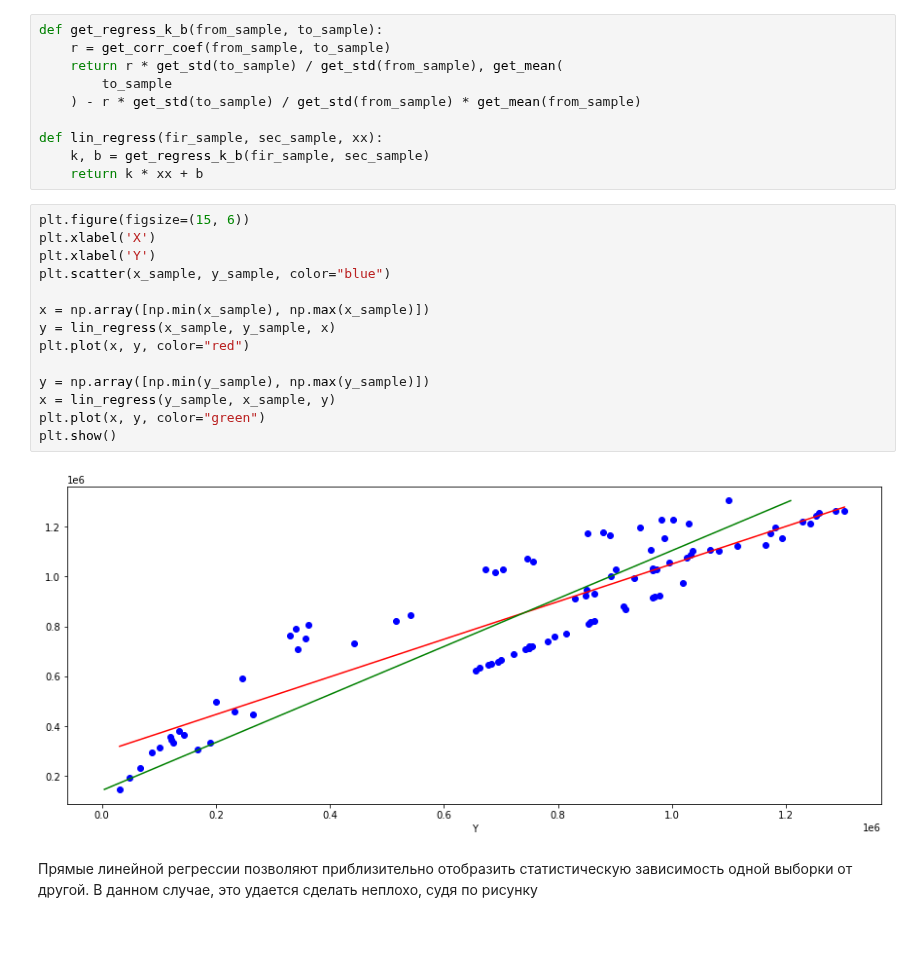
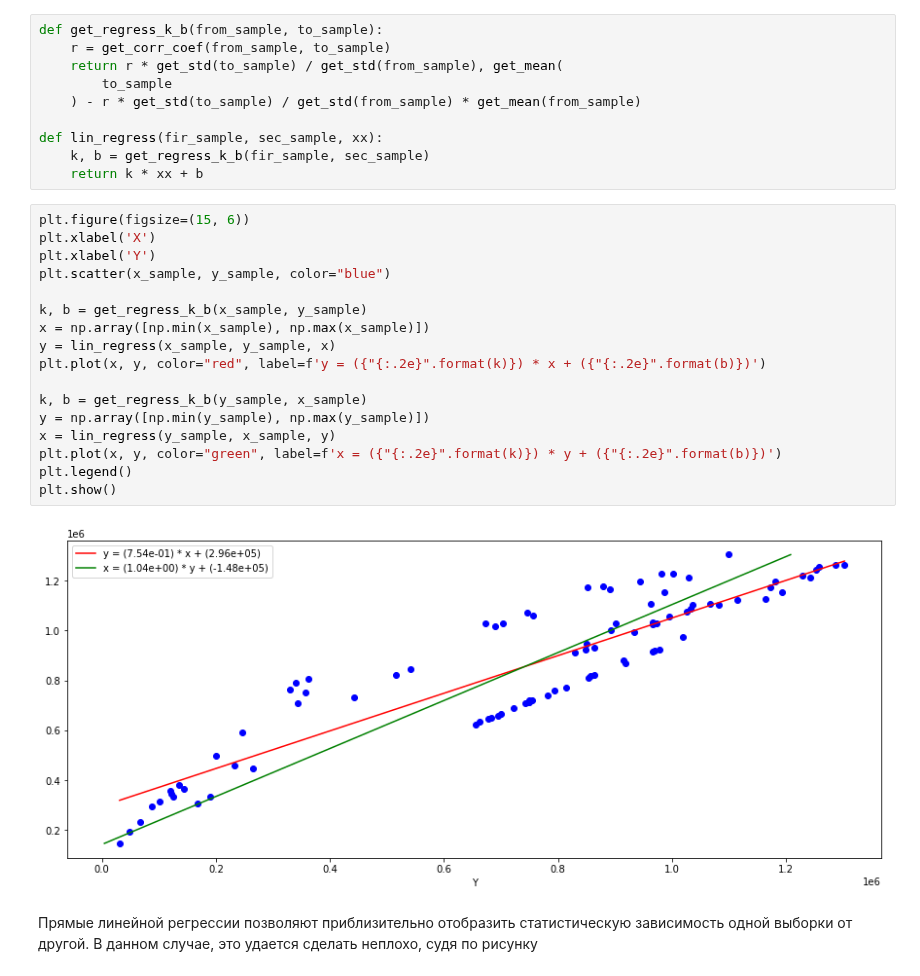
Before and after one commit to the-mvi/stat_an-2022, a Jupyter notebook: 0373_Savinov_AO/task2.ipynb, the cells around one changed output. Saved outputs shown, nothing was run; the diff lists cells and outputs as text; blank space fills up the shorter version.

```diff
--- a/0373_Savinov_AO/task2.ipynb
+++ b/0373_Savinov_AO/task2.ipynb
@@ -711,19 +711,22 @@ def lin_regress(fir_sample, sec_sample, xx):
 # %%
 plt.figure(figsize=(15, 6))
 plt.xlabel('X')
 plt.xlabel('Y')
 plt.scatter(x_sample, y_sample, color="blue")
 
+k, b = get_regress_k_b(x_sample, y_sample)
 x = np.array([np.min(x_sample), np.max(x_sample)])
 y = lin_regress(x_sample, y_sample, x)
-plt.plot(x, y, color="red")
+plt.plot(x, y, color="red", label=f'y = ({"{:.2e}".format(k)}) * x + ({"{:.2e}".format(b)})')
 
+k, b = get_regress_k_b(y_sample, x_sample)
 y = np.array([np.min(y_sample), np.max(y_sample)])
 x = lin_regress(y_sample, x_sample, y)
-plt.plot(x, y, color="green")
+plt.plot(x, y, color="green", label=f'x = ({"{:.2e}".format(k)}) * y + ({"{:.2e}".format(b)})')
+plt.legend()
 plt.show()
 # %% [output]
-[figure, old version]
+[figure, new version]
 # %% [markdown]
 Прямые линейной регрессии позволяют приблизительно отобразить статистическую зависимость одной выборки от другой. В данном случае, это удается сделать неплохо, судя по рисунку
 # %% [markdown]
```
Also changed, not shown: parts of 5 cells of this notebook.
